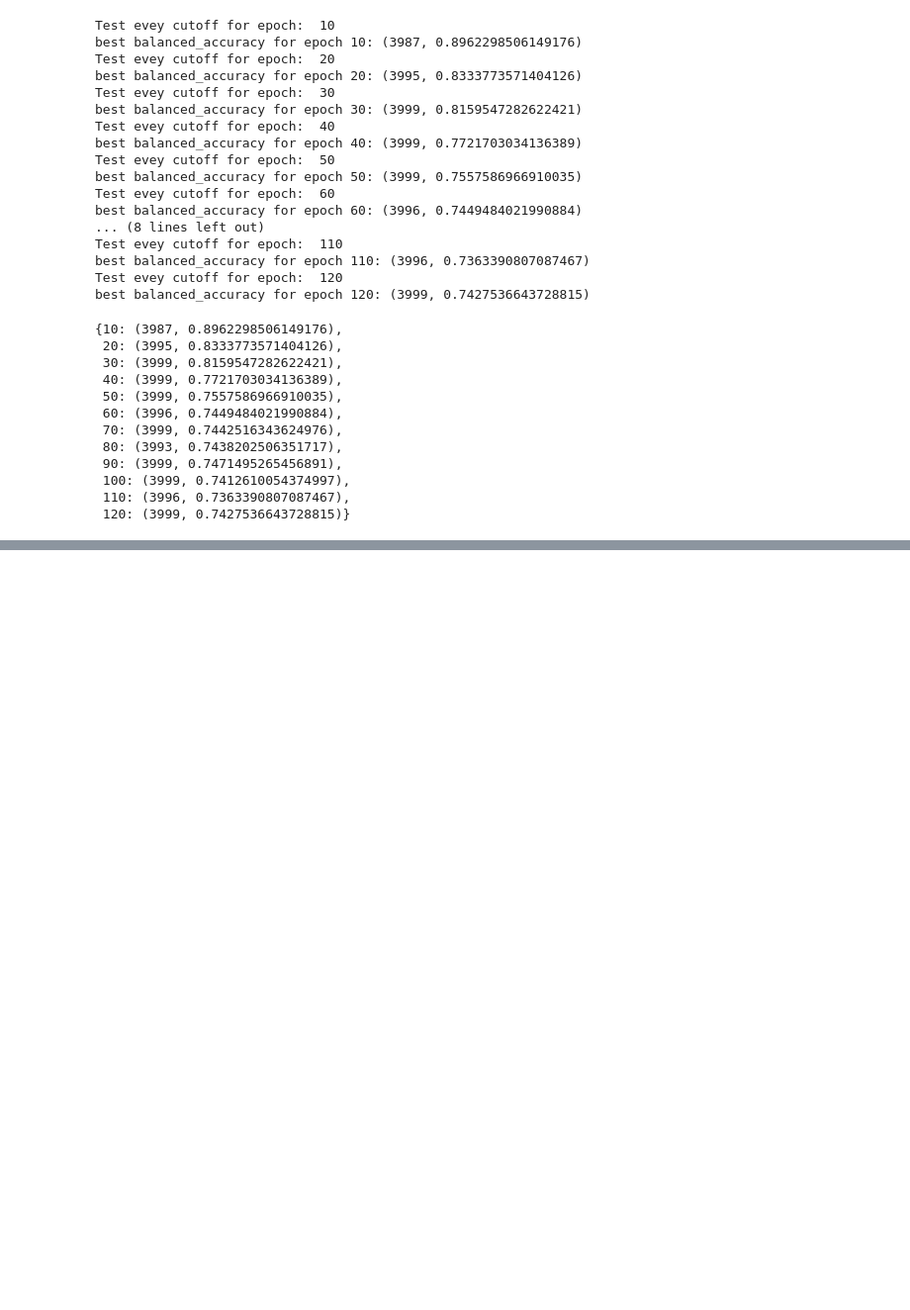
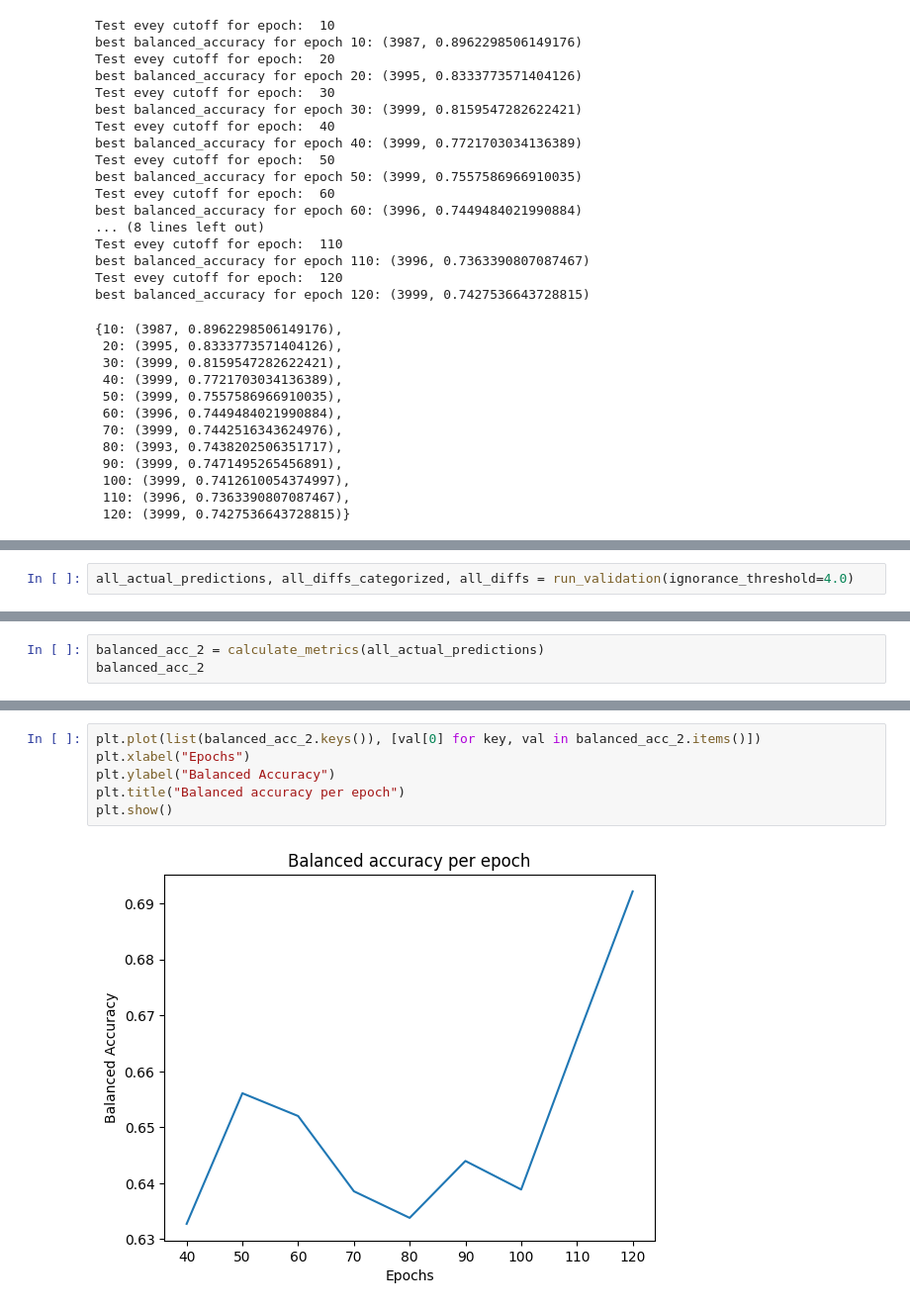
Before and after one commit to EmbeddedAndMore/AD-VAE, a Jupyter notebook: vae_v4.ipynb, the cells around one changed output, grey strips where cells are left out. Shown at 99% size. Cells and saved outputs as stored; diff of their text form; blank space fills up the shorter version.

Commit message:
update validation

```diff
--- a/vae_v4.ipynb
+++ b/vae_v4.ipynb
@@ -518,0 +534,2 @@ best balanced_accuracy for epoch 120: (3999, 0.7427536643728815)
+# %%
+all_actual_predictions, all_diffs_categorized, all_diffs = run_validation(ignorance_threshold=4.0)
@@ -518,0 +546,3 @@ best balanced_accuracy for epoch 120: (3999, 0.7427536643728815)
+# %%
+balanced_acc_2 = calculate_metrics(all_actual_predictions)
+balanced_acc_2
@@ -518,0 +560,8 @@ best balanced_accuracy for epoch 120: (3999, 0.7427536643728815)
+# %%
+plt.plot(list(balanced_acc_2.keys()), [val[0] for key, val in balanced_acc_2.items()])
+plt.xlabel("Epochs")
+plt.ylabel("Balanced Accuracy")
+plt.title("Balanced accuracy per epoch")
+plt.show()
+# %% [output]
+[figure, added]
```
Also changed, not shown: parts of 10 cells of this notebook.
